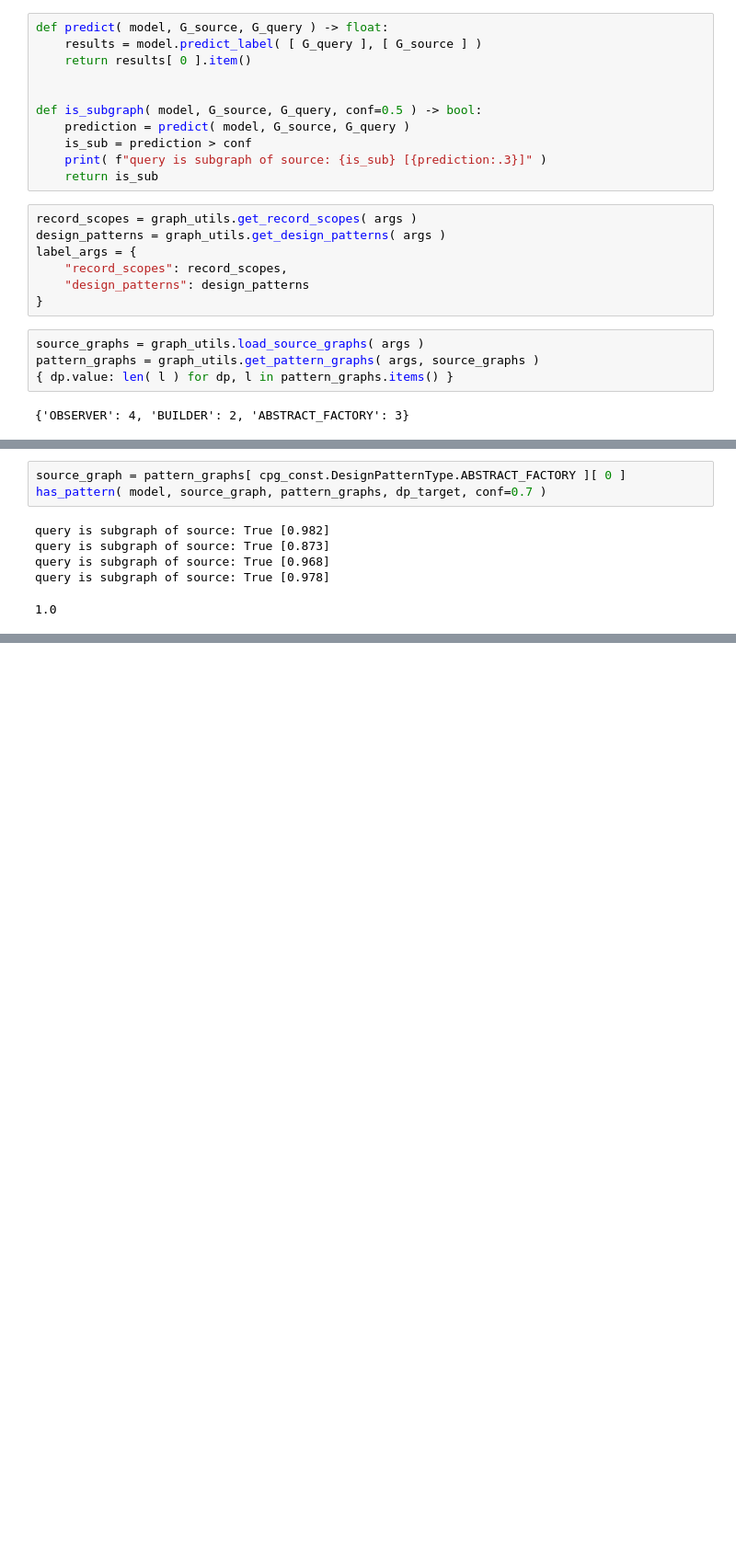
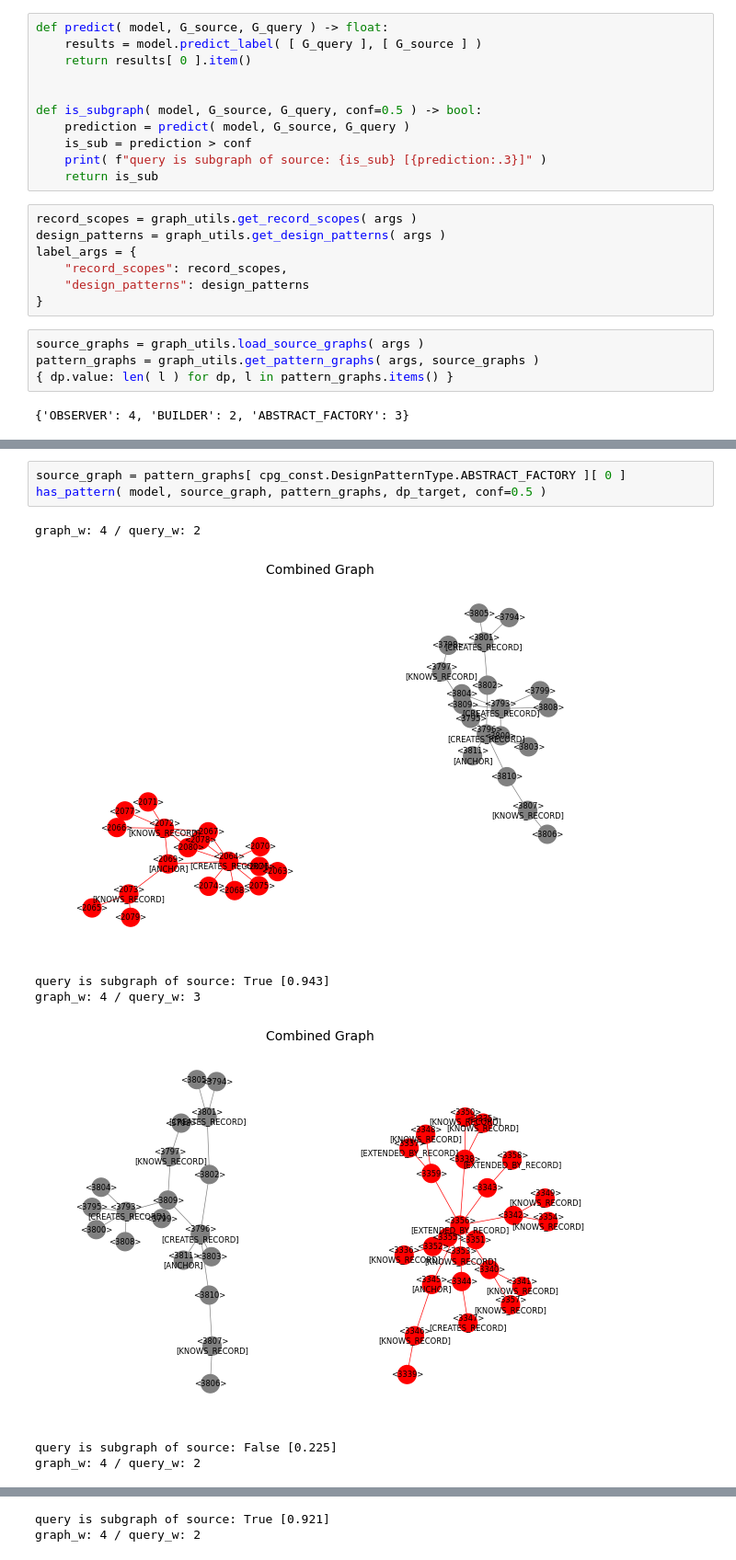
Before and after one commit to DerJeanjour/dpd-subgraph-matching, a Jupyter notebook: matching/glema/notebooks/explore_pattern_matching.ipynb, the cells around one changed output, grey strips where cells are left out. Shown: that part at 92% size. Drawn from its saved outputs; the diff is of its cells as text; blank space fills up the shorter version.

```diff
--- a/matching/glema/notebooks/explore_pattern_matching.ipynb
+++ b/matching/glema/notebooks/explore_pattern_matching.ipynb
@@ -69,9 +127,11 @@ query is subgraph of source: True [0.982]
 # %%
 source_graph = pattern_graphs[ cpg_const.DesignPatternType.ABSTRACT_FACTORY ][ 0 ]
-has_pattern( model, source_graph, pattern_graphs, dp_target, conf=0.7 )
+has_pattern( model, source_graph, pattern_graphs, dp_target, conf=0.5 )
 # %% [output]
-query is subgraph of source: True [0.982]
-query is subgraph of source: True [0.873]
-query is subgraph of source: True [0.968]
-query is subgraph of source: True [0.978]
+graph_w: 4 / query_w: 2
+[figure, added]
-1.0
+query is subgraph of source: True [0.943]
+graph_w: 4 / query_w: 3
+[figure, added]
+query is subgraph of source: False [0.225]
+graph_w: 4 / query_w: 2
@@ -77,0 +139,2 @@ query is subgraph of source: True [0.978]
+query is subgraph of source: True [0.921]
+graph_w: 4 / query_w: 2
```
Also changed, not shown: parts of 7 cells of this notebook, 17 other files.
